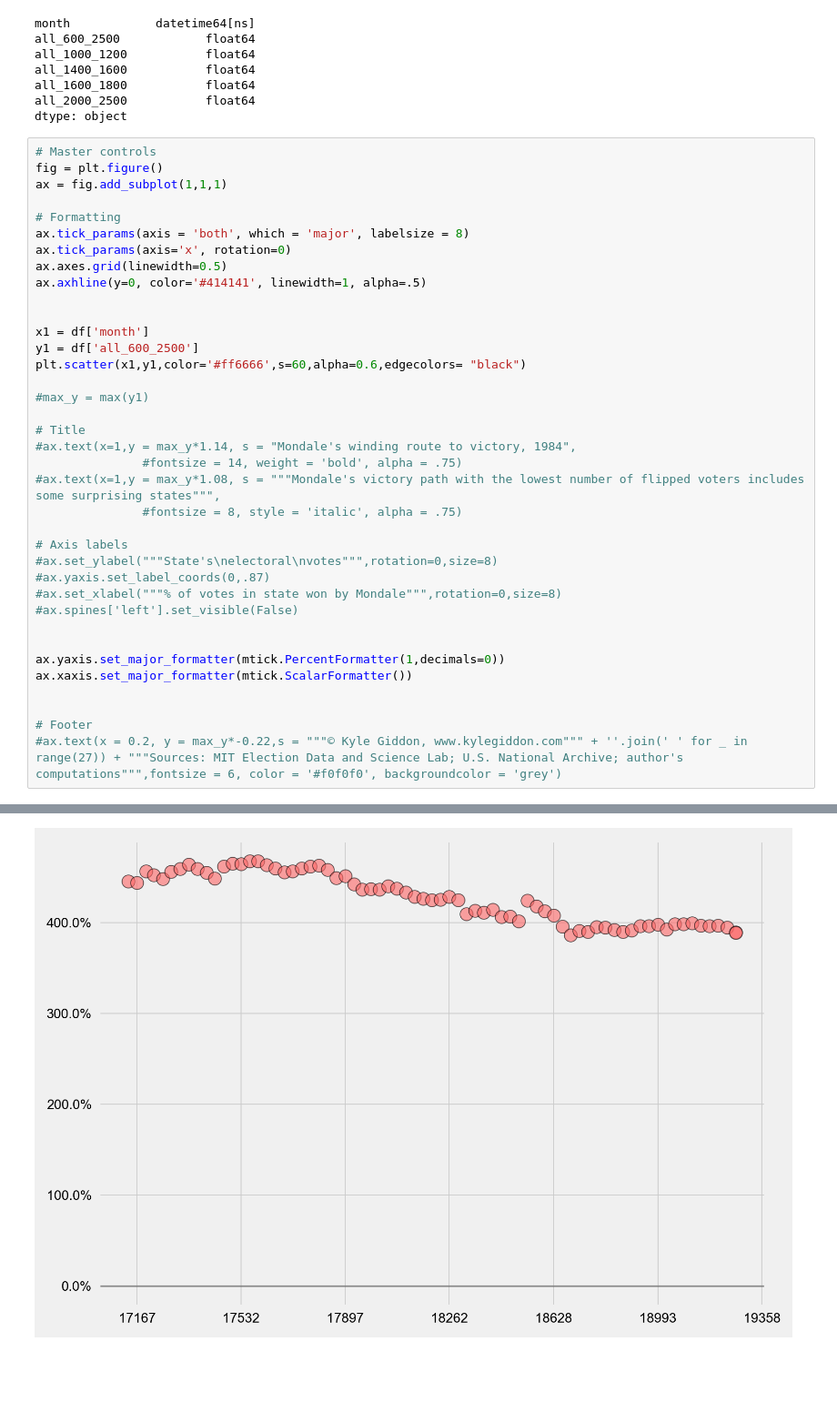
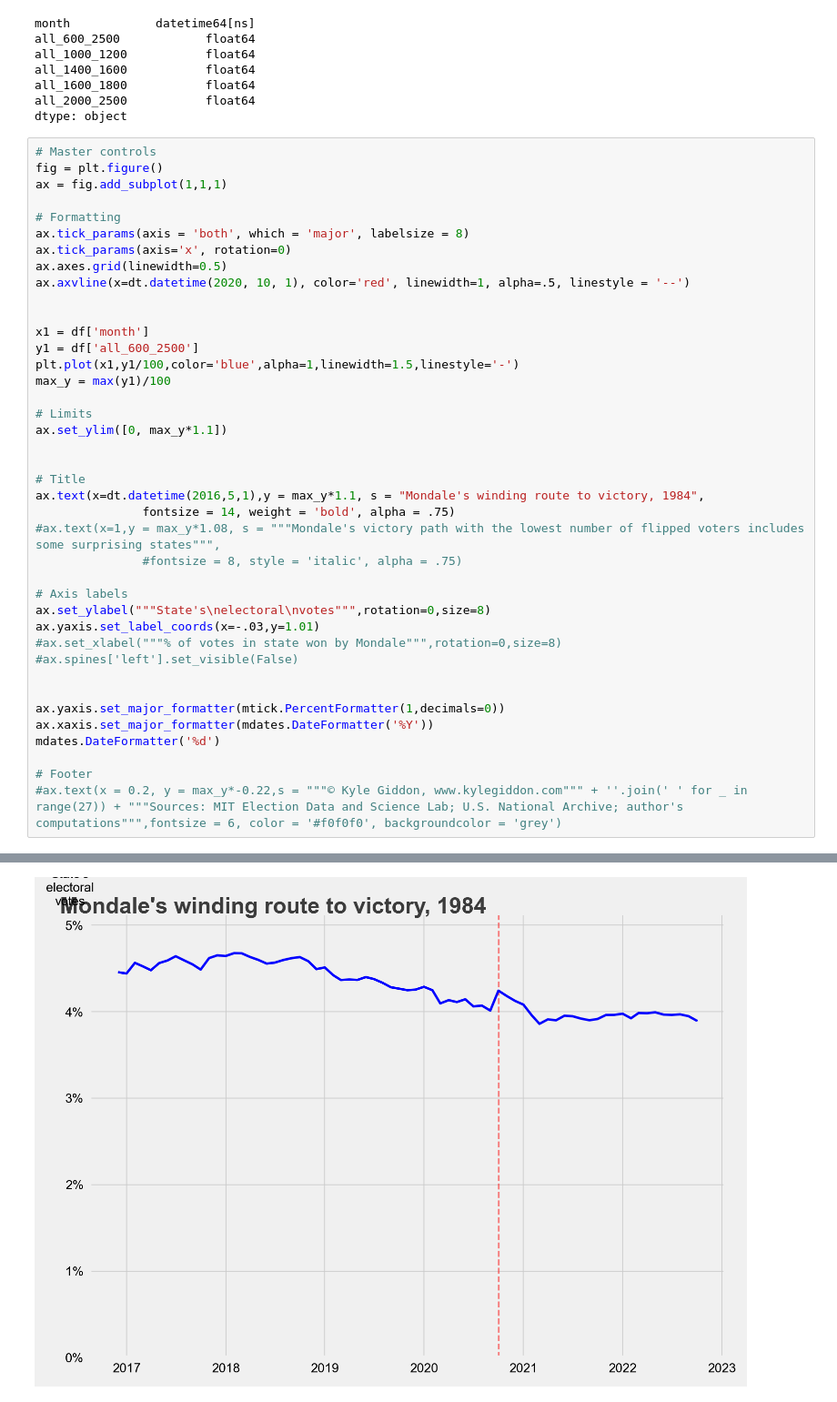
Before and after one commit to khgiddon/misc, a Jupyter notebook: queens_gambit/queens_gambit.ipynb, the cells around one changed output, grey strips where cells are left out. Shown at 91% size. Cells and saved outputs as stored; diff of their text form; blank space fills up the shorter version.

```diff
--- a/queens_gambit/queens_gambit.ipynb
+++ b/queens_gambit/queens_gambit.ipynb
@@ -46,31 +49,34 @@ ax = fig.add_subplot(1,1,1)
 ax.tick_params(axis = 'both', which = 'major', labelsize = 8)
 ax.tick_params(axis='x', rotation=0)
 ax.axes.grid(linewidth=0.5)
-ax.axhline(y=0, color='#414141', linewidth=1, alpha=.5)
+ax.axvline(x=dt.datetime(2020, 10, 1), color='red', linewidth=1, alpha=.5, linestyle = '--')
 
 
 x1 = df['month']
 y1 = df['all_600_2500']
-plt.scatter(x1,y1,color='#ff6666',s=60,alpha=0.6,edgecolors= "black")
+plt.plot(x1,y1/100,color='blue',alpha=1,linewidth=1.5,linestyle='-')
+max_y = max(y1)/100
 
-#max_y = max(y1)
+# Limits
+ax.set_ylim([0, max_y*1.1])
+
 
 # Title
-#ax.text(x=1,y = max_y*1.14, s = "Mondale's winding route to victory, 1984",
-               #fontsize = 14, weight = 'bold', alpha = .75)
+ax.text(x=dt.datetime(2016,5,1),y = max_y*1.1, s = "Mondale's winding route to victory, 1984",
+               fontsize = 14, weight = 'bold', alpha = .75)
 #ax.text(x=1,y = max_y*1.08, s = """Mondale's victory path with the lowest number of flipped voters includes some surprising states""",
                #fontsize = 8, style = 'italic', alpha = .75)
 
 # Axis labels
-#ax.set_ylabel("""State's\nelectoral\nvotes""",rotation=0,size=8)
-#ax.yaxis.set_label_coords(0,.87)
+ax.set_ylabel("""State's\nelectoral\nvotes""",rotation=0,size=8)
+ax.yaxis.set_label_coords(x=-.03,y=1.01)
 #ax.set_xlabel("""% of votes in state won by Mondale""",rotation=0,size=8)
 #ax.spines['left'].set_visible(False)
 
 
 ax.yaxis.set_major_formatter(mtick.PercentFormatter(1,decimals=0))
-ax.xaxis.set_major_formatter(mtick.ScalarFormatter())
-
+ax.xaxis.set_major_formatter(mdates.DateFormatter('%Y'))
+mdates.DateFormatter('%d')
 
 # Footer
 #ax.text(x = 0.2, y = max_y*-0.22,s = """© Kyle Giddon, www.kylegiddon.com""" + ''.join(' ' for _ in range(27)) + """Sources: MIT Election Data and Science Lab; U.S. National Archive; author's computations""",fontsize = 6, color = '#f0f0f0', backgroundcolor = 'grey')
@@ -78 +85 @@ ax.xaxis.set_major_formatter(mtick.ScalarFormatter())
-[figure, old version]
+[figure, new version]
```
Also changed, not shown: parts of 3 cells of this notebook.
